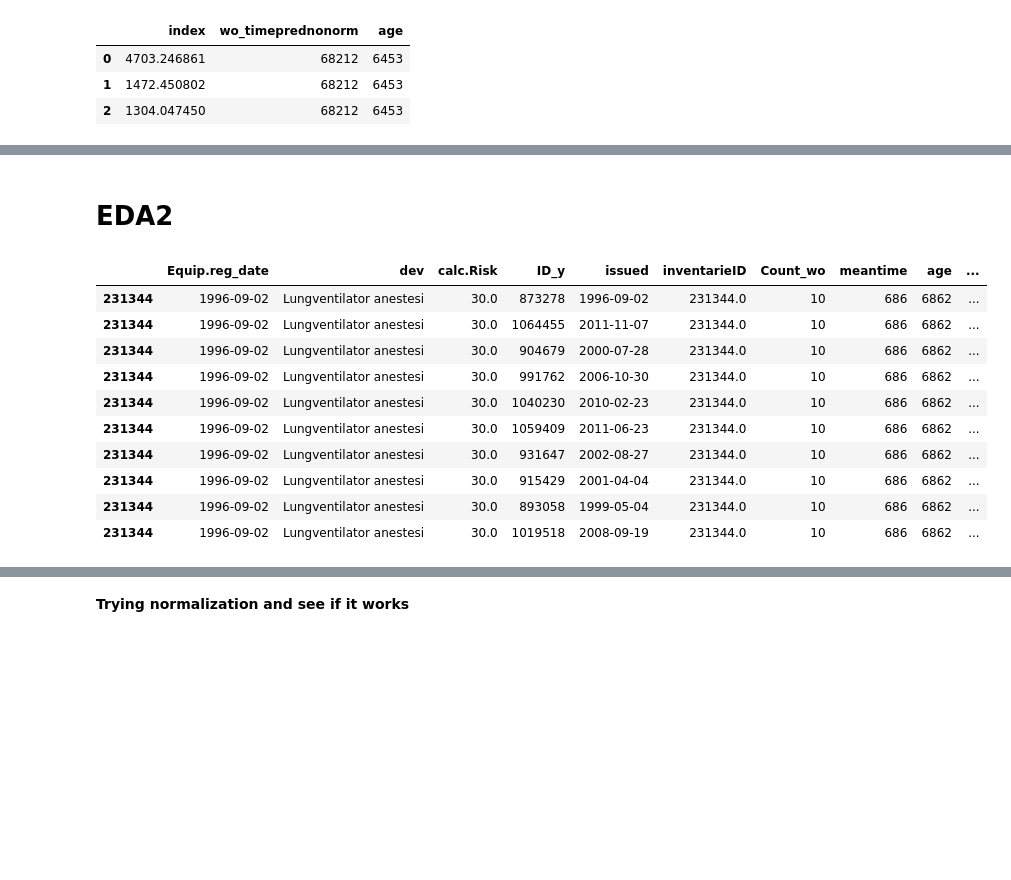
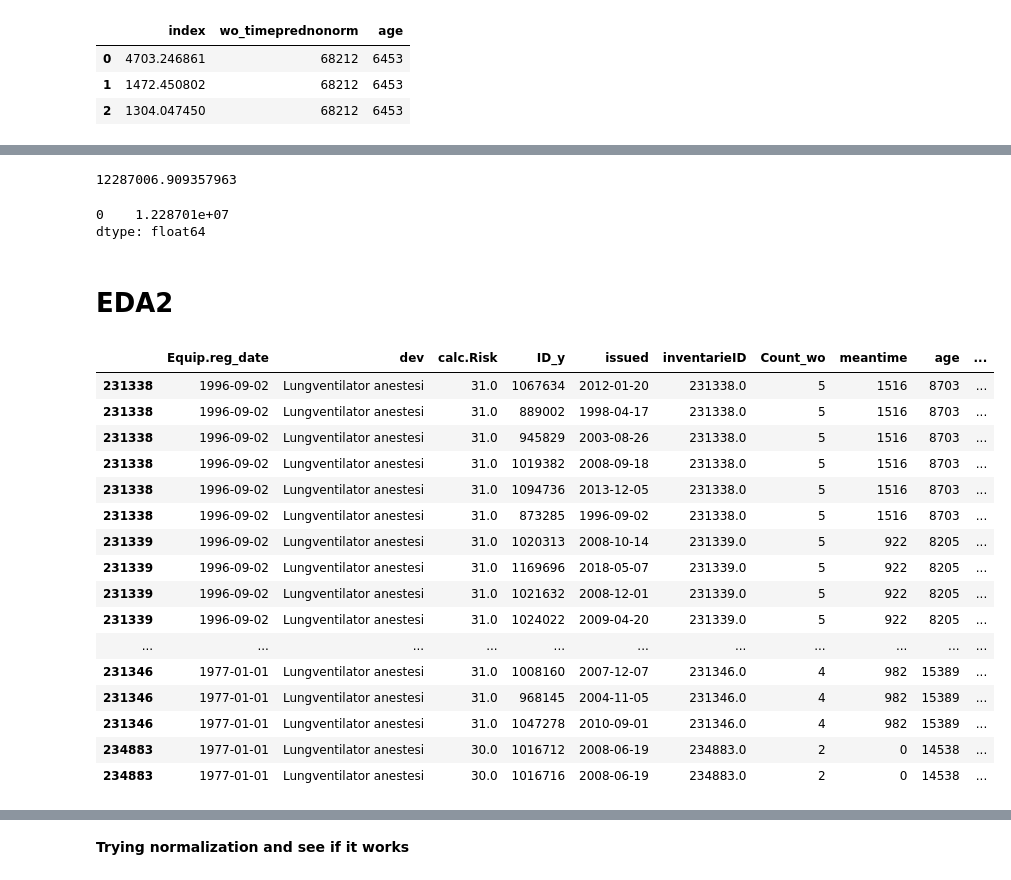
Before and after one commit to moze90/Thesis2022, a Jupyter notebook: Thesis_2022_Newdata.ipynb, the cells around one changed output, grey strips where cells are left out. Drawn from its saved outputs; the diff is of its cells as text; code cells hidden in the pictures; blank space fills up the shorter version.

```diff
--- a/Thesis_2022_Newdata.ipynb
+++ b/Thesis_2022_Newdata.ipynb
@@ -982,0 +993,4 @@ mean_absolute_error :  1657.9922815489542
+# %%
+variability
+# %% [output]
+12287006.909357963
@@ -983,20 +999,31 @@ mean_absolute_error :  1657.9922815489542
+# %%
+variability2
+# %% [output]
+0    1.228701e+07
+dtype: float64
 # %% [markdown]
 # **EDA2**
 # %%
 #it is a lot better to take one or two devices as samples to see the workrder patterns
 
-indexed_MD=data_aneshos1woeq.loc[231344]
+indexed_MD=data_aneshos1woeq.loc[(data_aneshos1woeq.age>=5338.0)]
 # %%
-indexed_MD
+indexed_MD.tail(50)
 # %% [output]
 |  | Equip.reg_date | dev | calc.Risk | ID_y | issued | inventarieID | Count_wo | meantime | age | ... |
-| 231344 | 1996-09-02 | Lungventilator anestesi | 30.0 | 873278 | 1996-09-02 | 231344.0 | 10 | 686 | 6862 | ... |
-| 231344 | 1996-09-02 | Lungventilator anestesi | 30.0 | 1064455 | 2011-11-07 | 231344.0 | 10 | 686 | 6862 | ... |
-| 231344 | 1996-09-02 | Lungventilator anestesi | 30.0 | 904679 | 2000-07-28 | 231344.0 | 10 | 686 | 6862 | ... |
-| 231344 | 1996-09-02 | Lungventilator anestesi | 30.0 | 991762 | 2006-10-30 | 231344.0 | 10 | 686 | 6862 | ... |
-| 231344 | 1996-09-02 | Lungventilator anestesi | 30.0 | 1040230 | 2010-02-23 | 231344.0 | 10 | 686 | 6862 | ... |
-| 231344 | 1996-09-02 | Lungventilator anestesi | 30.0 | 1059409 | 2011-06-23 | 231344.0 | 10 | 686 | 6862 | ... |
-| 231344 | 1996-09-02 | Lungventilator anestesi | 30.0 | 931647 | 2002-08-27 | 231344.0 | 10 | 686 | 6862 | ... |
-| 231344 | 1996-09-02 | Lungventilator anestesi | 30.0 | 915429 | 2001-04-04 | 231344.0 | 10 | 686 | 6862 | ... |
-| 231344 | 1996-09-02 | Lungventilator anestesi | 30.0 | 893058 | 1999-05-04 | 231344.0 | 10 | 686 | 6862 | ... |
-| 231344 | 1996-09-02 | Lungventilator anestesi | 30.0 | 1019518 | 2008-09-19 | 231344.0 | 10 | 686 | 6862 | ... |
+| 231338 | 1996-09-02 | Lungventilator anestesi | 31.0 | 1067634 | 2012-01-20 | 231338.0 | 5 | 1516 | 8703 | ... |
+| 231338 | 1996-09-02 | Lungventilator anestesi | 31.0 | 889002 | 1998-04-17 | 231338.0 | 5 | 1516 | 8703 | ... |
+| 231338 | 1996-09-02 | Lungventilator anestesi | 31.0 | 945829 | 2003-08-26 | 231338.0 | 5 | 1516 | 8703 | ... |
+| 231338 | 1996-09-02 | Lungventilator anestesi | 31.0 | 1019382 | 2008-09-18 | 231338.0 | 5 | 1516 | 8703 | ... |
+| 231338 | 1996-09-02 | Lungventilator anestesi | 31.0 | 1094736 | 2013-12-05 | 231338.0 | 5 | 1516 | 8703 | ... |
+| 231338 | 1996-09-02 | Lungventilator anestesi | 31.0 | 873285 | 1996-09-02 | 231338.0 | 5 | 1516 | 8703 | ... |
+| 231339 | 1996-09-02 | Lungventilator anestesi | 31.0 | 1020313 | 2008-10-14 | 231339.0 | 5 | 922 | 8205 | ... |
+| 231339 | 1996-09-02 | Lungventilator anestesi | 31.0 | 1169696 | 2018-05-07 | 231339.0 | 5 | 922 | 8205 | ... |
+| 231339 | 1996-09-02 | Lungventilator anestesi | 31.0 | 1021632 | 2008-12-01 | 231339.0 | 5 | 922 | 8205 | ... |
+| 231339 | 1996-09-02 | Lungventilator anestesi | 31.0 | 1024022 | 2009-04-20 | 231339.0 | 5 | 922 | 8205 | ... |
+| ... | ... | ... | ... | ... | ... | ... | ... | ... | ... | ... |
+| 231346 | 1977-01-01 | Lungventilator anestesi | 31.0 | 1008160 | 2007-12-07 | 231346.0 | 4 | 982 | 15389 | ... |
+| 231346 | 1977-01-01 | Lungventilator anestesi | 31.0 | 968145 | 2004-11-05 | 231346.0 | 4 | 982 | 15389 | ... |
+| 231346 | 1977-01-01 | Lungventilator anestesi | 31.0 | 1047278 | 2010-09-01 | 231346.0 | 4 | 982 | 15389 | ... |
+| 234883 | 1977-01-01 | Lungventilator anestesi | 30.0 | 1016712 | 2008-06-19 | 234883.0 | 2 | 0 | 14538 | ... |
+| 234883 | 1977-01-01 | Lungventilator anestesi | 30.0 | 1016716 | 2008-06-19 | 234883.0 | 2 | 0 | 14538 | ... |
```
Also changed, not shown: parts of 33 cells of this notebook.
